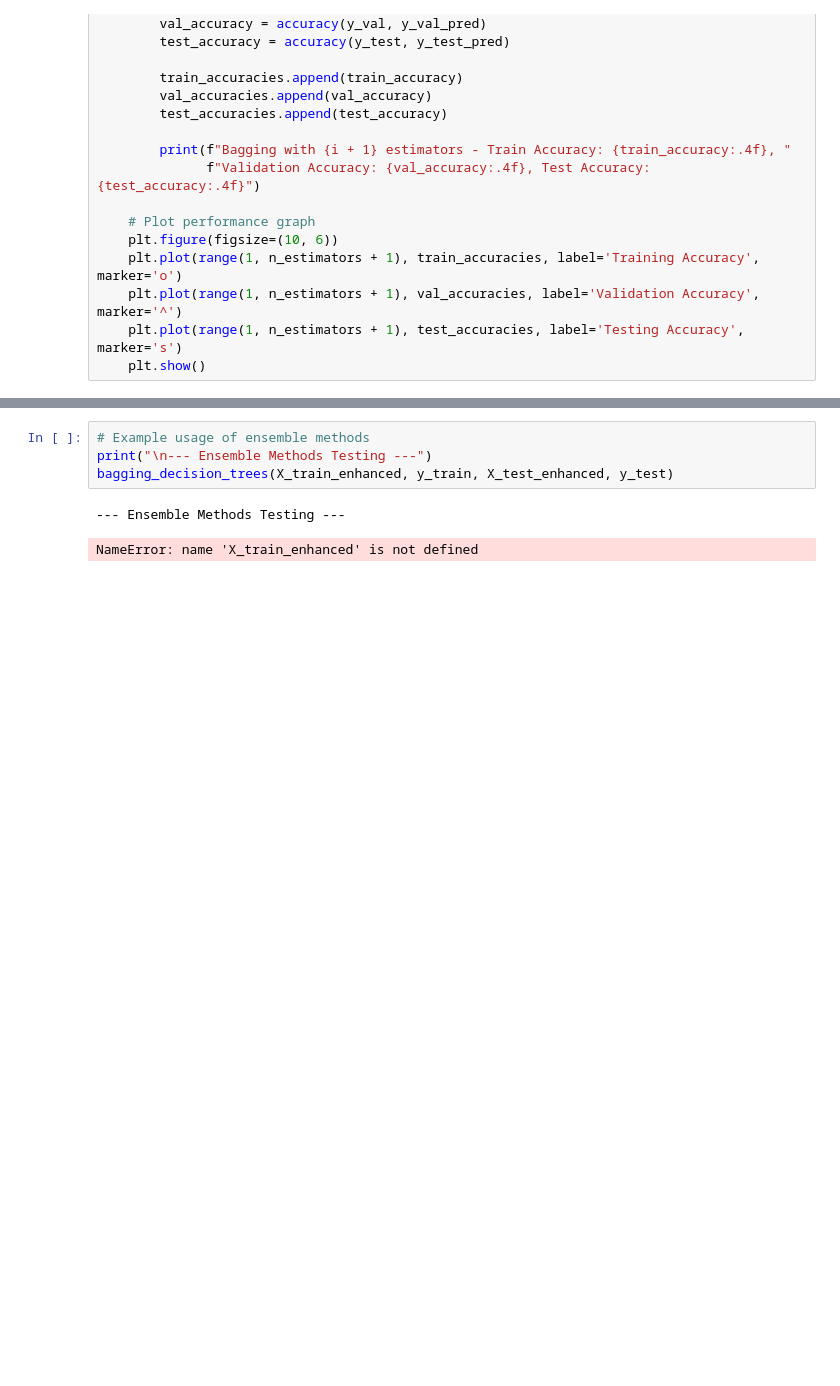
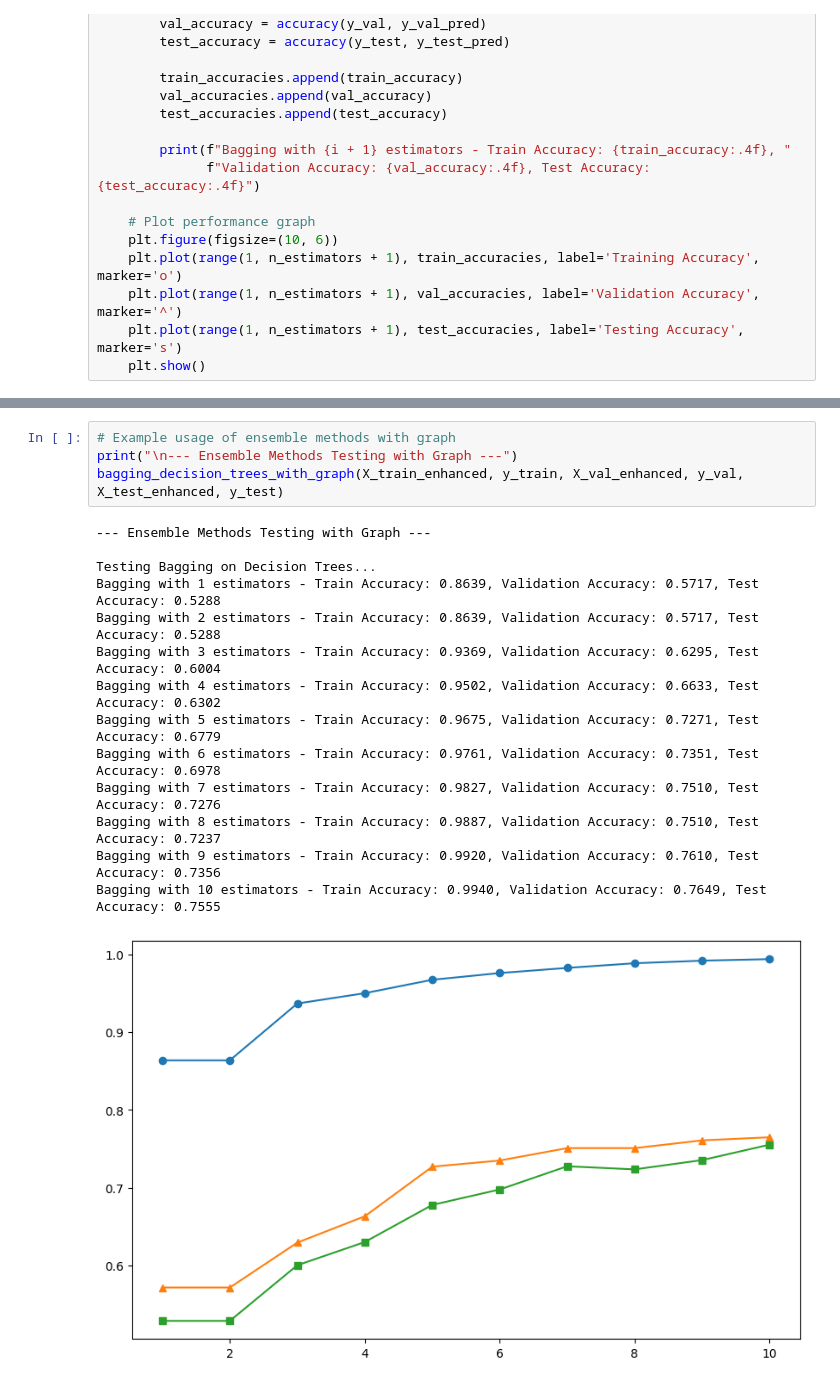
Before and after one commit to RepoRogue123/Linguistix, a Jupyter notebook: Decision_Tree/Decision_tree.ipynb, the cells around one changed output, grey strips where cells are left out. Cells and saved outputs as stored; diff of their text form; blank space fills up the shorter version.

```diff
--- a/Decision_Tree/Decision_tree.ipynb
+++ b/Decision_Tree/Decision_tree.ipynb
@@ -709,7 +677,19 @@ Visualizations displayed inline.
 # %%
-# Example usage of ensemble methods
-print("\n--- Ensemble Methods Testing ---")
-bagging_decision_trees(X_train_enhanced, y_train, X_test_enhanced, y_test)
+# Example usage of ensemble methods with graph
+print("\n--- Ensemble Methods Testing with Graph ---")
+bagging_decision_trees_with_graph(X_train_enhanced, y_train, X_val_enhanced, y_val, X_test_enhanced, y_test)
 # %% [output]
---- Ensemble Methods Testing ---
+--- Ensemble Methods Testing with Graph ---
+
+Testing Bagging on Decision Trees...
+Bagging with 1 estimators - Train Accuracy: 0.8639, Validation Accuracy: 0.5717, Test Accuracy: 0.5288
+Bagging with 2 estimators - Train Accuracy: 0.8639, Validation Accuracy: 0.5717, Test Accuracy: 0.5288
+Bagging with 3 estimators - Train Accuracy: 0.9369, Validation Accuracy: 0.6295, Test Accuracy: 0.6004
+Bagging with 4 estimators - Train Accuracy: 0.9502, Validation Accuracy: 0.6633, Test Accuracy: 0.6302
+Bagging with 5 estimators - Train Accuracy: 0.9675, Validation Accuracy: 0.7271, Test Accuracy: 0.6779
+Bagging with 6 estimators - Train Accuracy: 0.9761, Validation Accuracy: 0.7351, Test Accuracy: 0.6978
+Bagging with 7 estimators - Train Accuracy: 0.9827, Validation Accuracy: 0.7510, Test Accuracy: 0.7276
+Bagging with 8 estimators - Train Accuracy: 0.9887, Validation Accuracy: 0.7510, Test Accuracy: 0.7237
+Bagging with 9 estimators - Train Accuracy: 0.9920, Validation Accuracy: 0.7610, Test Accuracy: 0.7356
+Bagging with 10 estimators - Train Accuracy: 0.9940, Validation Accuracy: 0.7649, Test Accuracy: 0.7555
-NameError: name 'X_train_enhanced' is not defined
+[figure, added]
```
Also changed, not shown: parts of 21 cells of this notebook.
